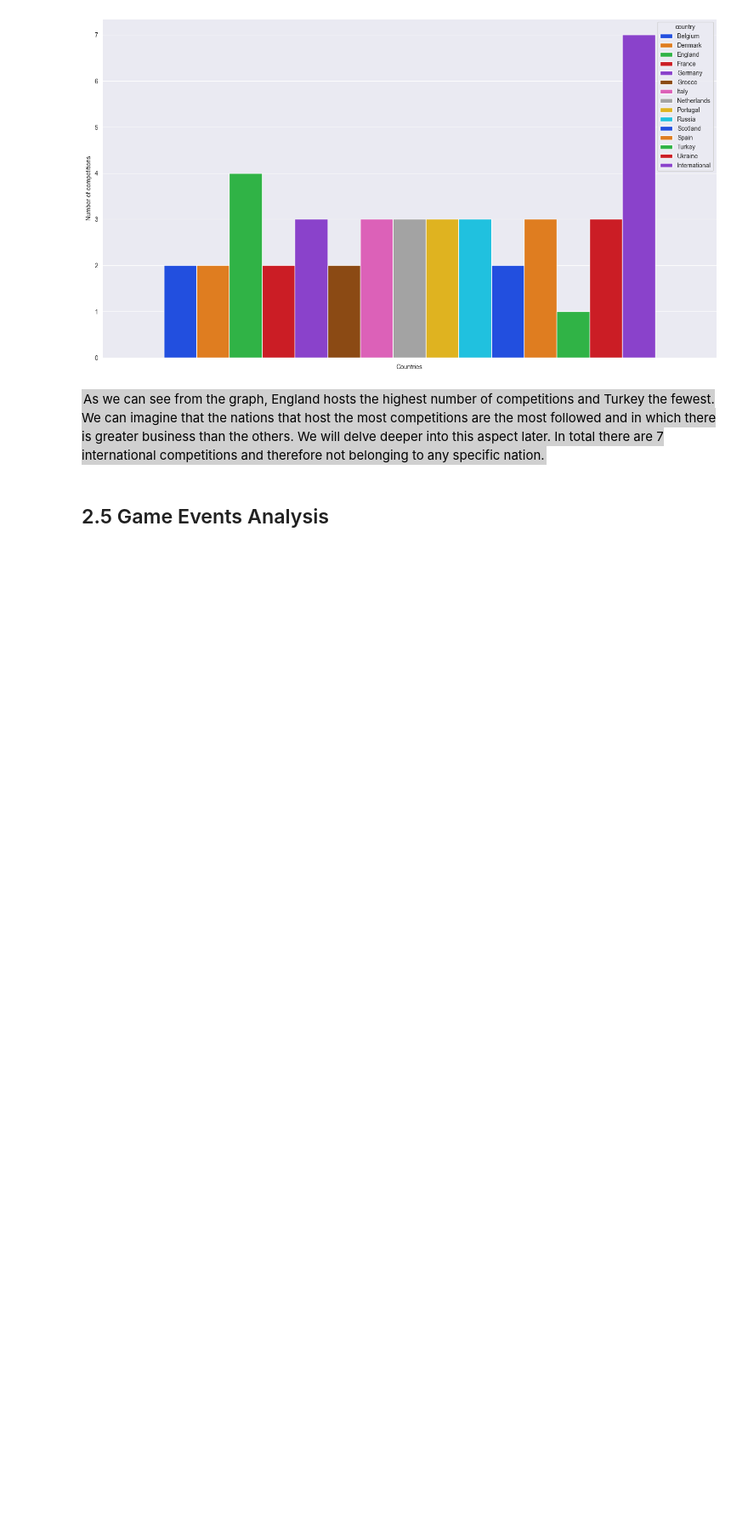
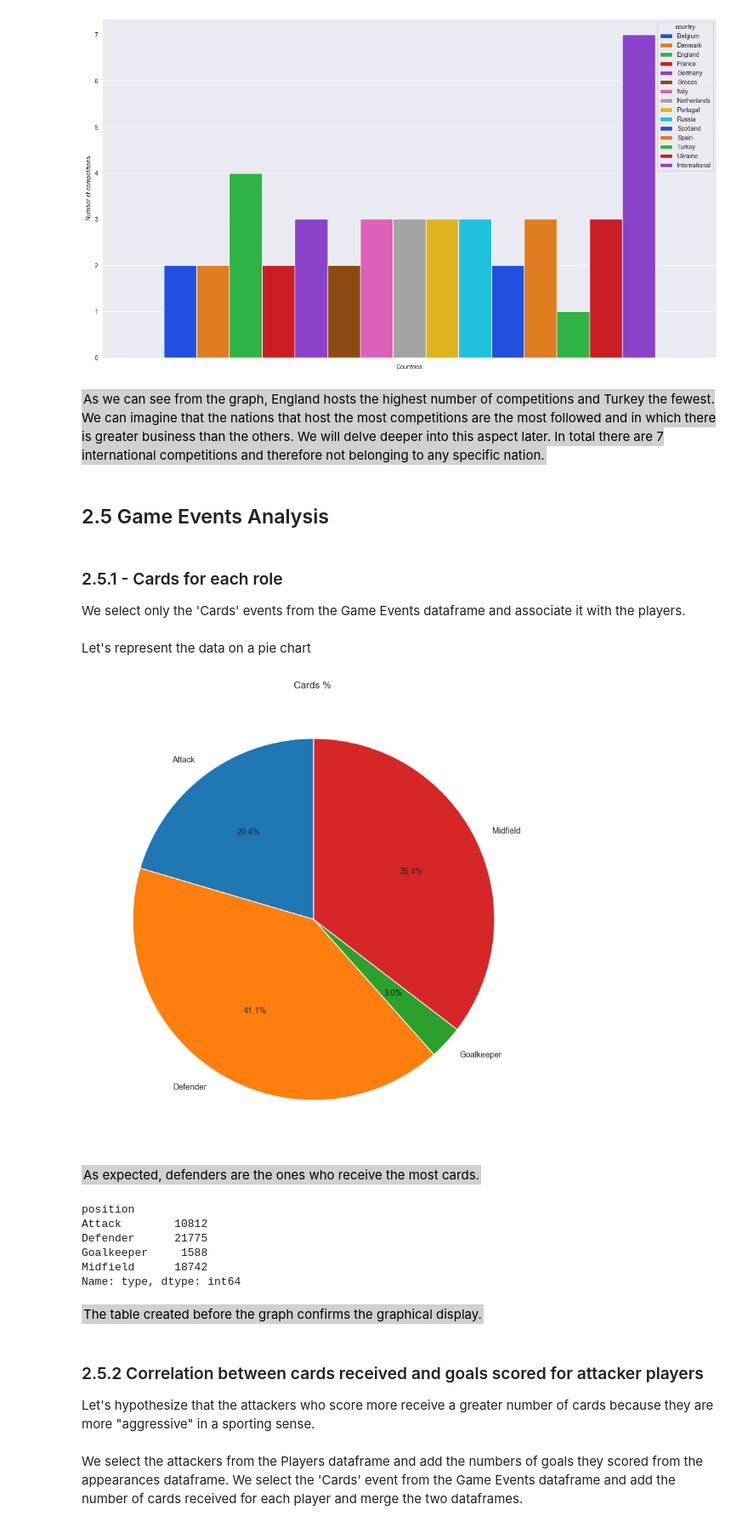
Before and after one commit to ZakAbourida/IUM-TWEB-UniTo, a Jupyter notebook: MainDirectory/Python Part/DataAnalysis.ipynb, the cells around one changed output. Shown at 85% size. Drawn from its saved outputs; the diff is of its cells as text; code cells hidden in the pictures; blank space fills up the shorter version.

Commit message:
Game Events Analysis insert - in progress

```diff
--- a/MainDirectory/Python Part/DataAnalysis.ipynb
+++ b/MainDirectory/Python Part/DataAnalysis.ipynb
@@ -1246,3 +1246,42 @@ In total there are 7 international competitions and therefore not belonging to a
 </span>
 # %% [markdown]
 ## 2.5 Game Events Analysis
+# %% [markdown]
+### 2.5.1 - Cards for each role
+We select only the 'Cards' events from the Game Events dataframe and associate it with the players.
+# %%
+card_events = game_events_df.query('type == "Cards"')
+cards_players = pd.merge(card_events,players_df,left_on='player_id',right_on='player_id')
+role_cards = cards_players.groupby('position')['type'].count()
+role_cards = role_cards.iloc[:-1]
+# %% [markdown]
+Let's represent the data on a pie chart
+# %%
+plt.figure(figsize=(14,10))
+role_cards.plot(kind='pie',autopct='%1.1f%%', startangle=90)
+plt.ylabel('')
+plt.title('Cards % ')
+plt.show()
+# %% [output]
+[figure, added]
+# %% [markdown]
+<span style = "background-color: #d0d0d0; color: black; padding: 2px;" >As expected, defenders are the ones who receive the most cards.
+</span>
+# %%
+role_cards
+# %% [output]
+position
+Attack        10812
+Defender      21775
+Goalkeeper     1588
+Midfield      18742
+Name: type, dtype: int64
+# %% [markdown]
+<span style = "background-color: #d0d0d0; color: black; padding: 2px;" >The table created before the graph confirms the graphical display.
+</span>
+# %% [markdown]
+### 2.5.2 Correlation between cards received and goals scored for attacker players
+Let's hypothesize that the attackers who score more receive a greater number of cards because they are more "aggressive" in a sporting sense.
+# %% [markdown]
+We select the attackers from the Players dataframe and add the numbers of goals they scored from the appearances dataframe.
+We select the 'Cards' event from the Game Events dataframe and add the number of cards received for each player and merge the two dataframes.
```
Also changed, not shown: parts of 9 cells of this notebook.
